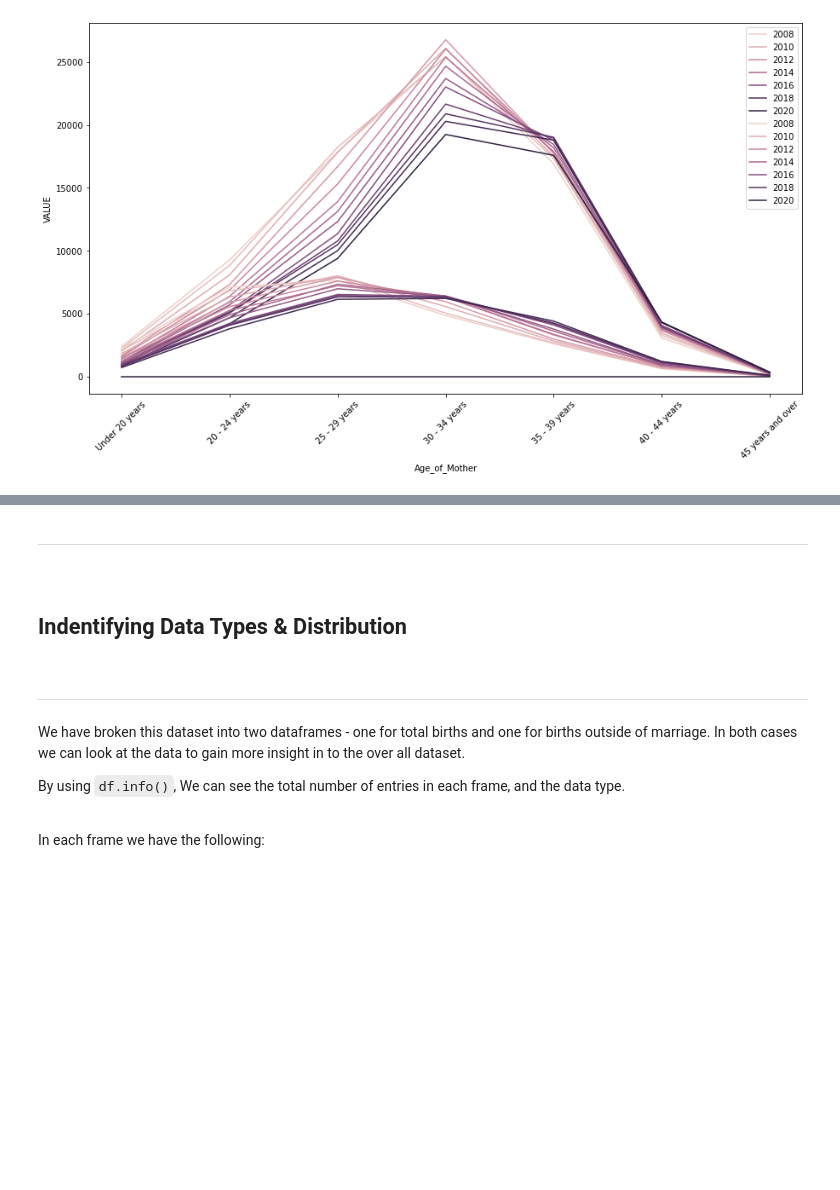
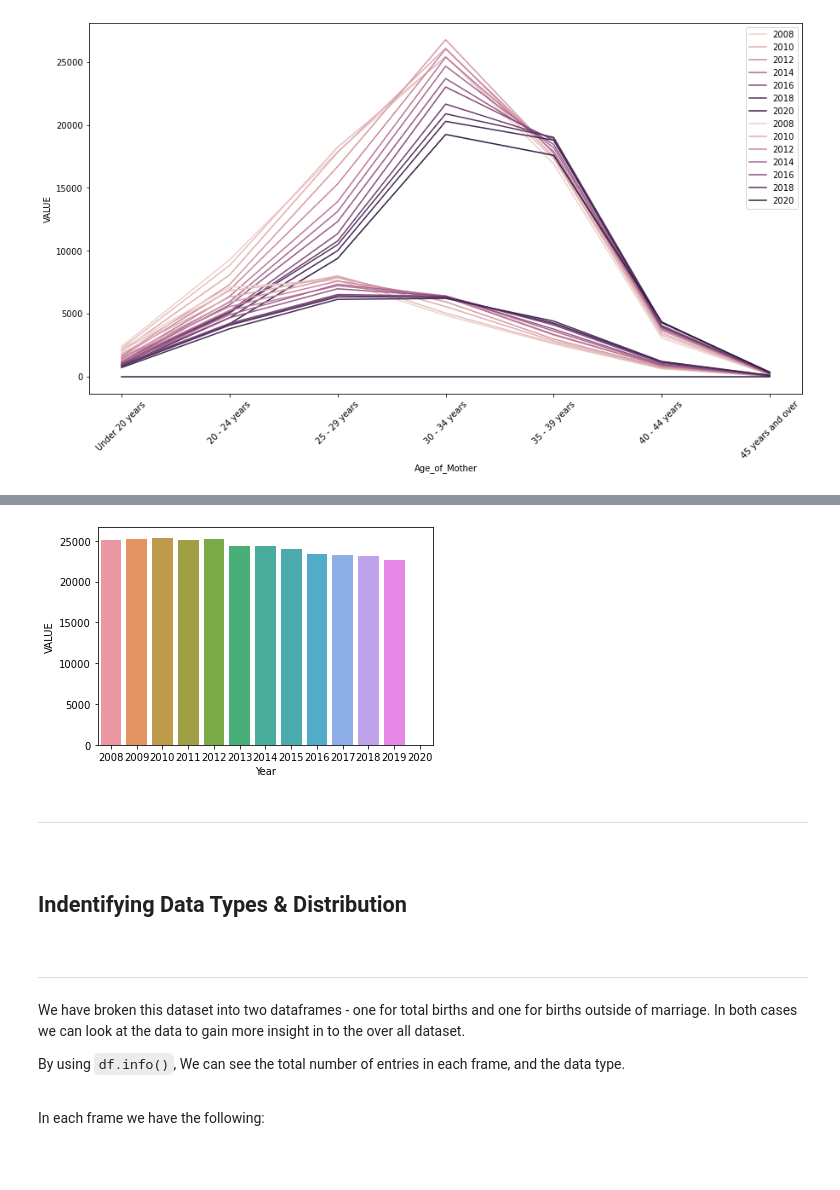
Before and after one commit to VCurry20/PDARandomData, a Jupyter notebook: Data Analysis Project.ipynb, the cells around one changed output, grey strips where cells are left out. Saved outputs shown, nothing was run; the diff lists cells and outputs as text; code cells hidden in the pictures; blank space fills up the shorter version.

```diff
--- a/Data Analysis Project.ipynb
+++ b/Data Analysis Project.ipynb
@@ -1095,0 +1131,2 @@ plt.legend()
+# %%
+df_years_nmar = df_years.loc[6591:13183]        # df with births outside of marriage only
@@ -1096,3 +1176,12 @@ plt.legend()
+# %%
+sns.barplot(x = 'Year',
+            y = 'VALUE',
+            data = df_years_nmar)
+
+# Show the plot
+plt.show()
+# %% [output]
+[figure, added]
 # %% [markdown]
 ****
 
```
Also changed, not shown: parts of 13 cells of this notebook, 3 other files.
